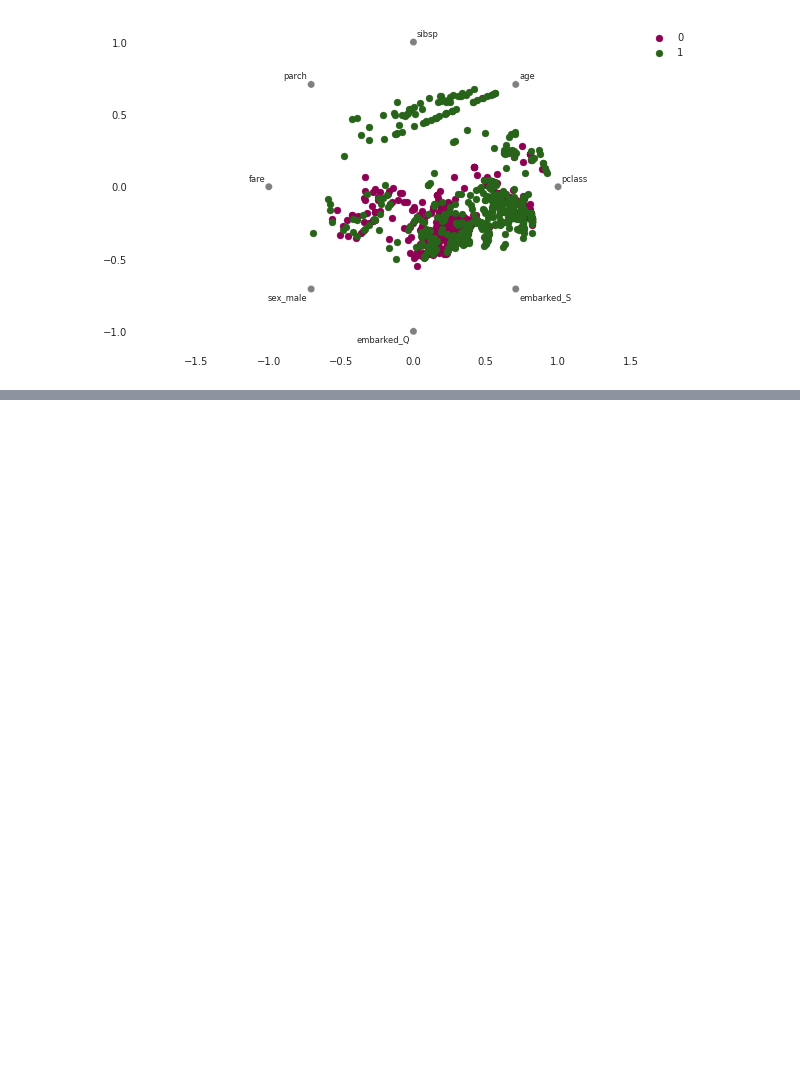
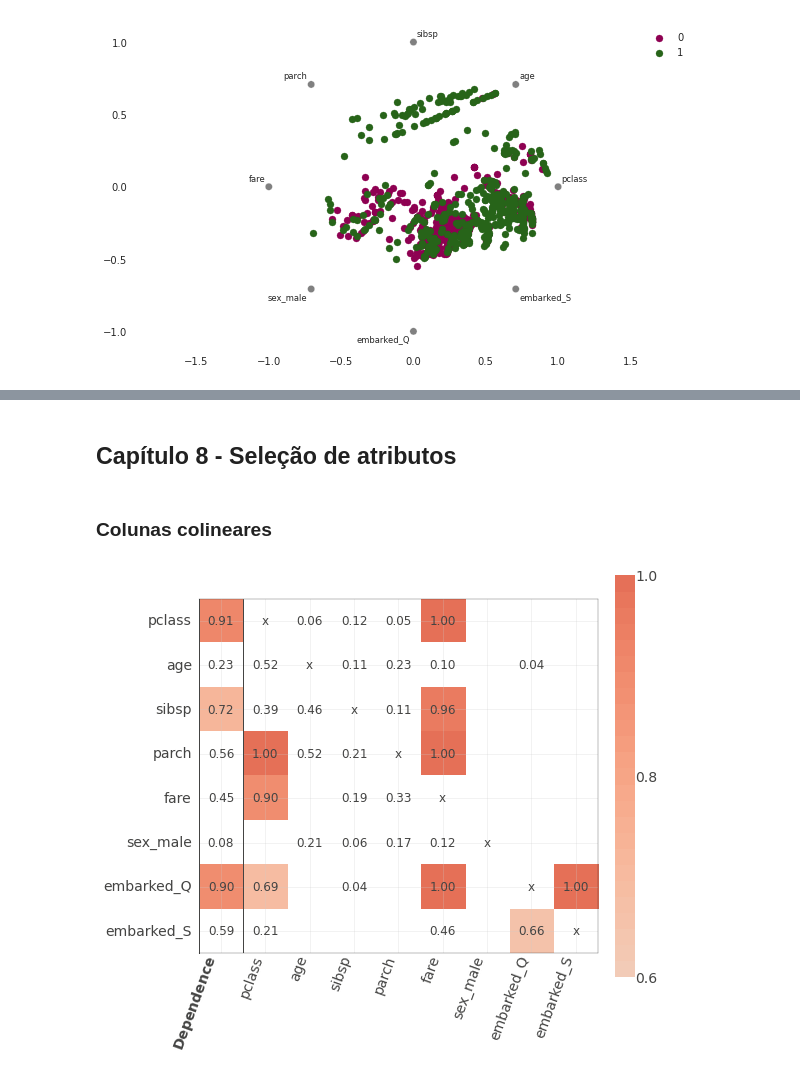
Before and after one commit to LilianeAquino/pratica-livro-matt-harrison, a Jupyter notebook: notebooks/pratica-titanic.ipynb, the cells around one changed output, grey strips where cells are left out. Saved outputs shown, nothing was run; the diff lists cells and outputs as text; code cells hidden in the pictures; blank space fills up the shorter version.

```diff
--- a/notebooks/pratica-titanic.ipynb
+++ b/notebooks/pratica-titanic.ipynb
@@ -474,0 +508,4 @@ plt.show()
+# %% [markdown]
+## Capítulo 8 - Seleção de atributos
+# %% [markdown]
+### Colunas colineares
@@ -474,0 +515,7 @@ plt.show()
+# %%
+plot_dependence_heatmap(feature_dependence_matrix(X_train), value_fontsize=12, label_fontsize=14, figsize=(8,8))
+
+fig = plt.gcf()
+plt.show()
+# %% [output]
+[figure, added]
```
Also changed, not shown: parts of 12 cells of this notebook.
